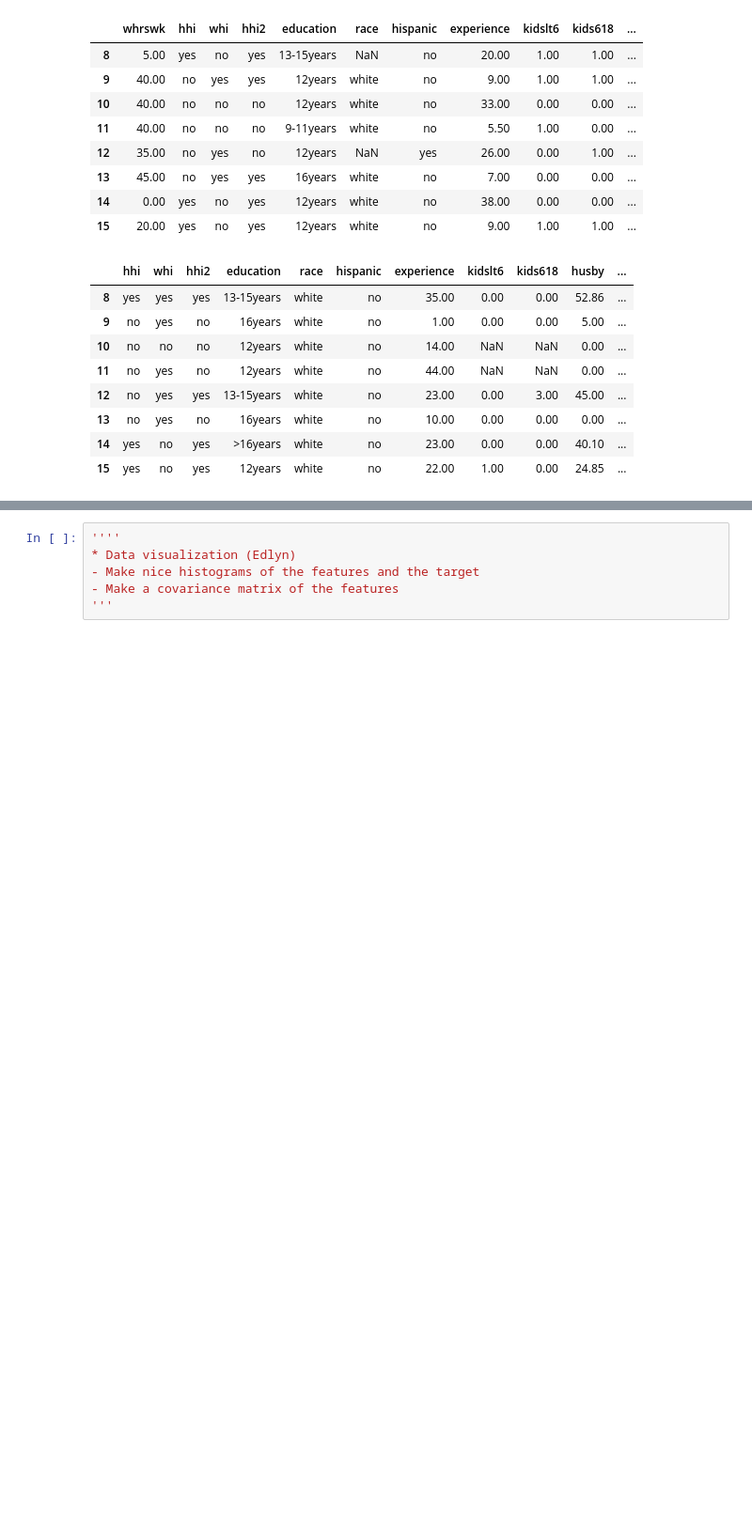
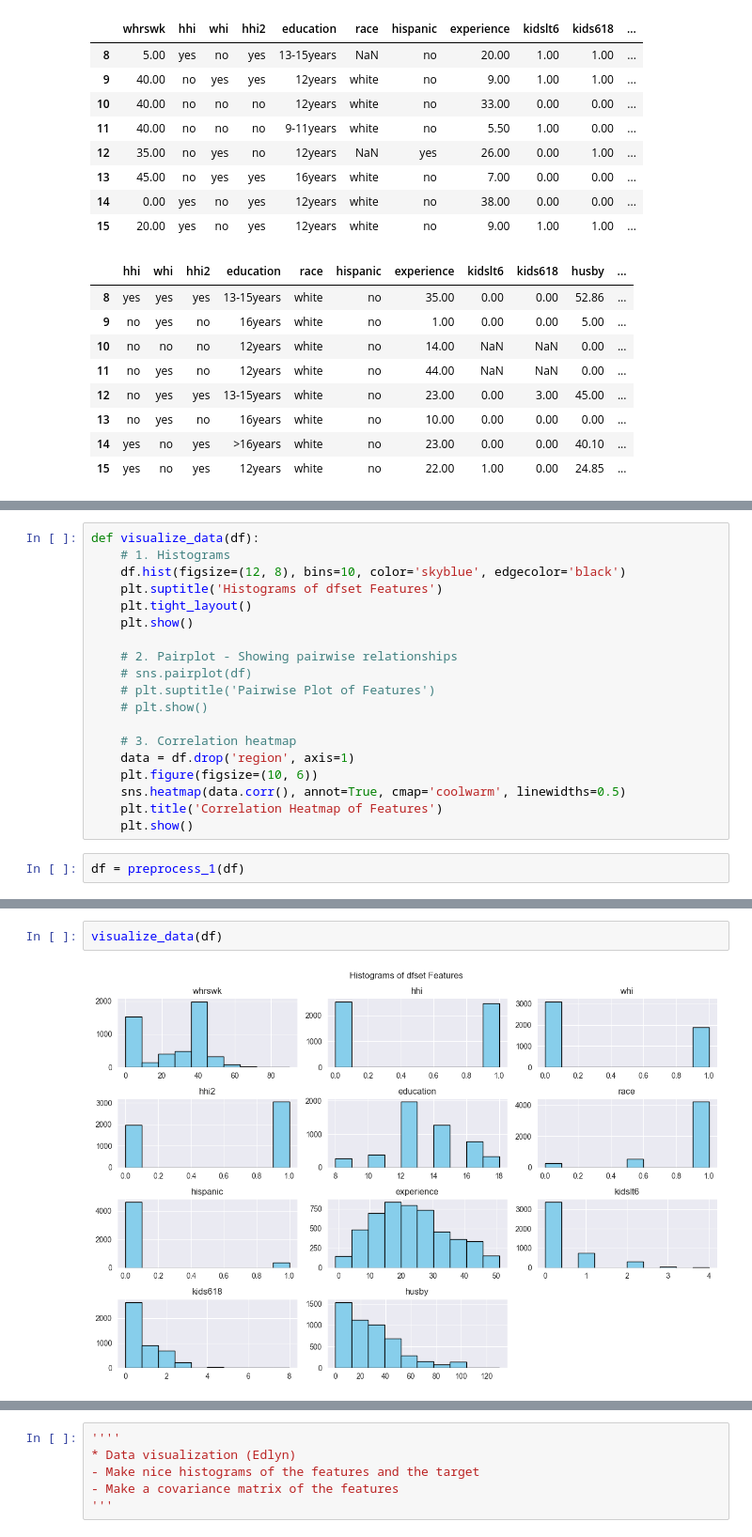
Before and after one commit to Yan-Tavares/ML_Projects, a Jupyter notebook: Final Project/main.ipynb, the cells around one changed output, grey strips where cells are left out. Shown at 94% size. Drawn from its saved outputs; the diff is of its cells as text; blank space fills up the shorter version.

```diff
--- a/Final Project/main.ipynb
+++ b/Final Project/main.ipynb
@@ -38,0 +72,21 @@ display(df_autograder.iloc[8:16])
+# %%
+def visualize_data(df):
+    # 1. Histograms
+    df.hist(figsize=(12, 8), bins=10, color='skyblue', edgecolor='black')
+    plt.suptitle('Histograms of dfset Features')
+    plt.tight_layout()
+    plt.show()
+
+    # 2. Pairplot - Showing pairwise relationships
+    # sns.pairplot(df)
+    # plt.suptitle('Pairwise Plot of Features')
+    # plt.show()
+
+    # 3. Correlation heatmap
+    data = df.drop('region', axis=1)
+    plt.figure(figsize=(10, 6))
+    sns.heatmap(data.corr(), annot=True, cmap='coolwarm', linewidths=0.5)
+    plt.title('Correlation Heatmap of Features')
+    plt.show()
+# %%
+df = preprocess_1(df)
@@ -38,0 +125,4 @@ display(df_autograder.iloc[8:16])
+# %%
+visualize_data(df)
+# %% [output]
+[figure, added]
```
Also changed, not shown: parts of 8 cells of this notebook, 1 other file.
